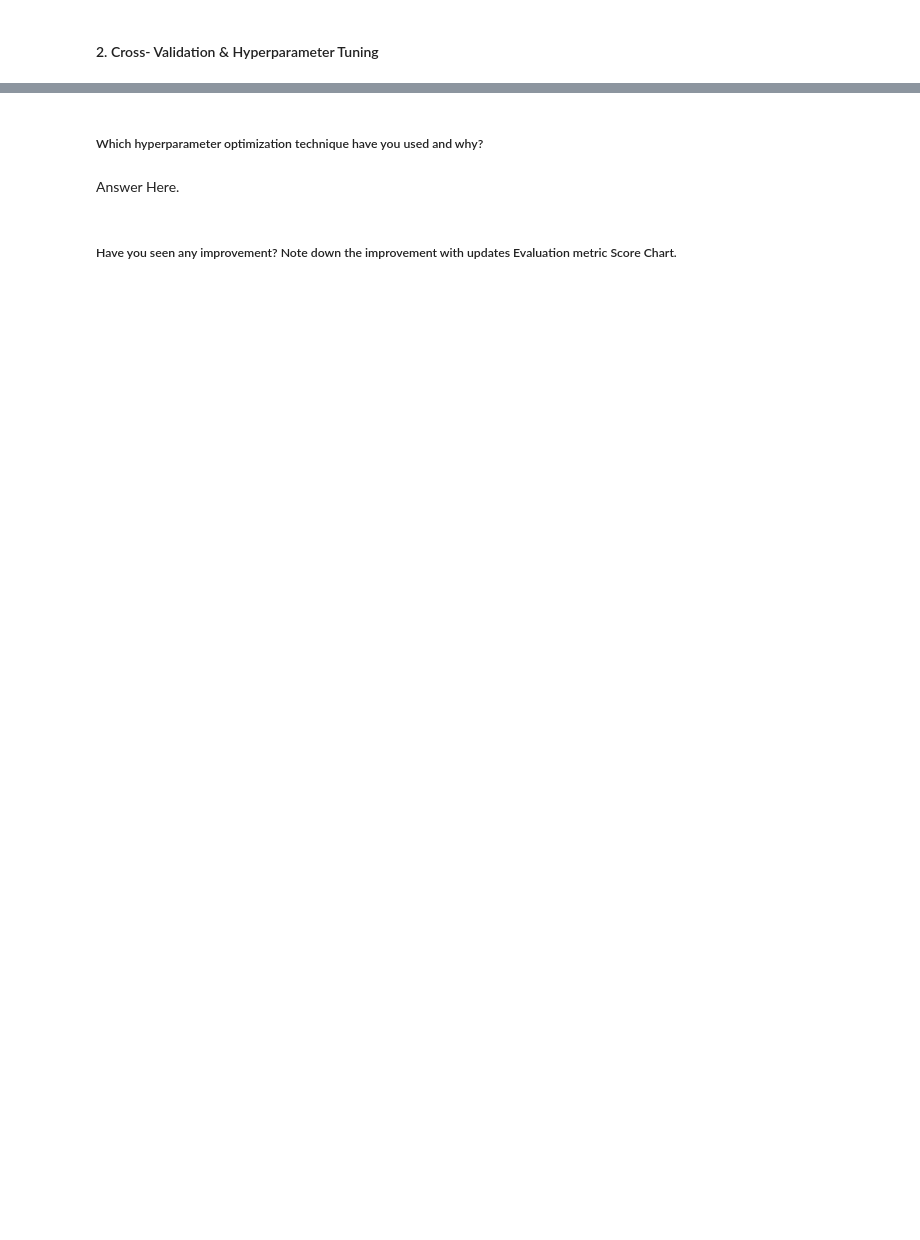
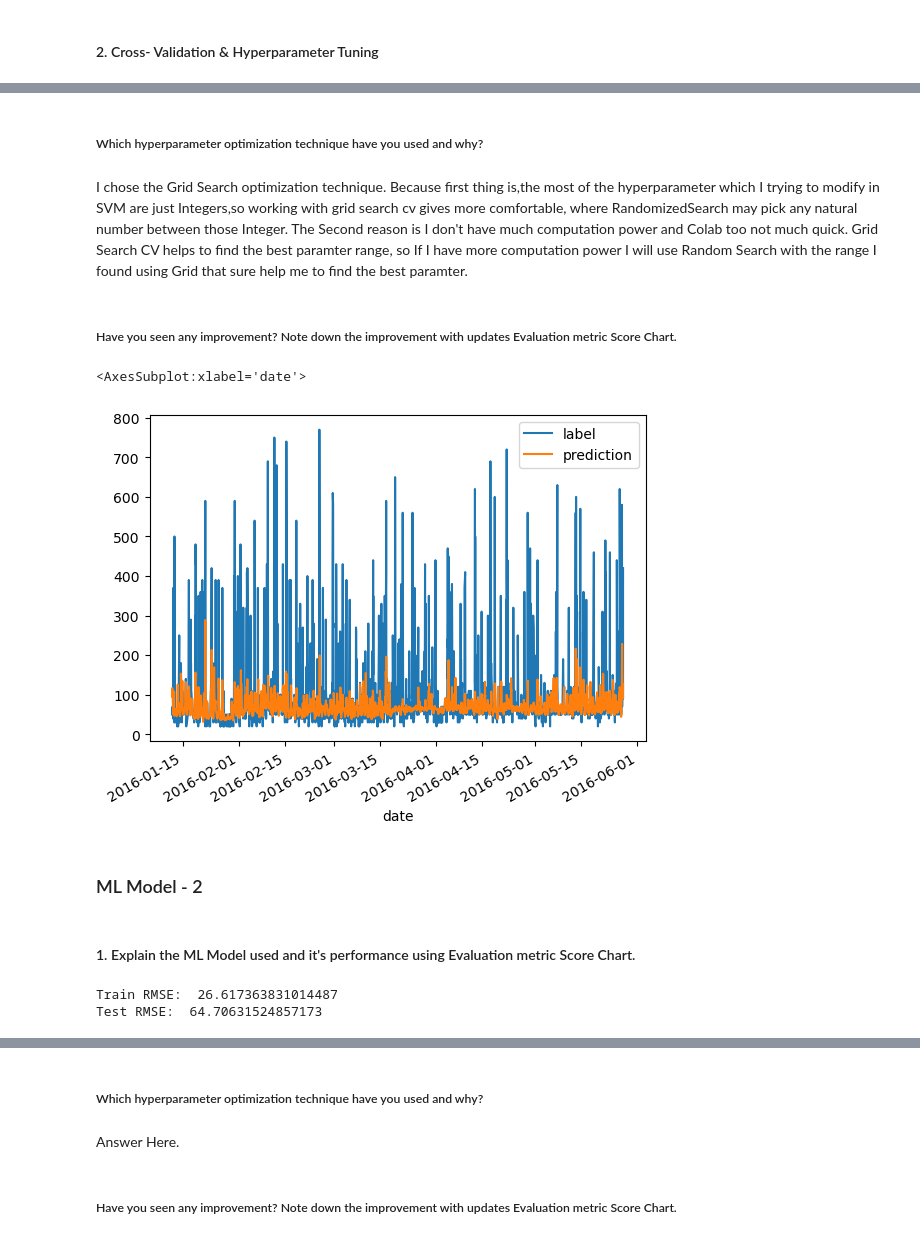
Before and after one commit to balaji-89/ApplianceEnergyPrediction, a Jupyter notebook: Solution/appliance_energy_ML.ipynb, the cells around one changed output, grey strips where cells are left out. Cells and saved outputs as stored; diff of their text form; code cells hidden in the pictures; blank space fills up the shorter version.

```diff
--- a/Solution/appliance_energy_ML.ipynb
+++ b/Solution/appliance_energy_ML.ipynb
@@ -843,0 +904,12 @@ regressor.fit(x_train, y_train)
+# %%
+# Predict on the model
+svr_grid = grid_search.best_estimator_
+
+
+svr_grid.fit(x_train,y_train)
+
+train_prediction = svr_grid.predict(x_train)
+test_prediction = svr_grid.predict(x_test)
+
+train_rmse = np.sqrt(mean_squared_error(y_train,train_prediction))
+test_rmse = np.sqrt(mean_squared_error(y_test,test_prediction))
@@ -843,0 +922,15 @@ regressor.fit(x_train, y_train)
+# %% [markdown]
+##### Which hyperparameter optimization technique have you used and why?
+# %% [markdown]
+I chose the Grid Search optimization technique. Because first thing is,the most of the hyperparameter which I trying to modify in SVM are just Integers,so working with grid search cv gives more comfortable, where RandomizedSearch may pick any natural number between those Integer. The Second reason is I don't have much computation power and Colab too not much quick. Grid Search CV helps to find the best paramter range, so If I have more computation power I will use Random Search with the range I found using Grid that sure help me to find the best paramter.
+# %% [markdown]
+##### Have you seen any improvement? Note down the improvement with updates Evaluation metric Score Chart.
+# %%
+svm_test_results = pd.DataFrame()
+svm_test_results['label'] = y_test
+svm_test_results['prediction'] = test_prediction
+
+svm_test_results.plot()
+# %% [output]
+<AxesSubplot:xlabel='date'>
+[figure, added]
@@ -843,0 +939,4 @@ regressor.fit(x_train, y_train)
+# %% [markdown]
+### ML Model - 2
+# %% [markdown]
+#### 1. Explain the ML Model used and it's performance using Evaluation metric Score Chart.
@@ -843,0 +956,6 @@ regressor.fit(x_train, y_train)
+# %%
+print("Train RMSE: ",forest_train_rmse)
+print("Test RMSE: ",forest_test_rmse)
+# %% [output]
+Train RMSE:  26.617363831014487
+Test RMSE:  64.70631524857173
```
Also changed, not shown: parts of 64 cells of this notebook.
